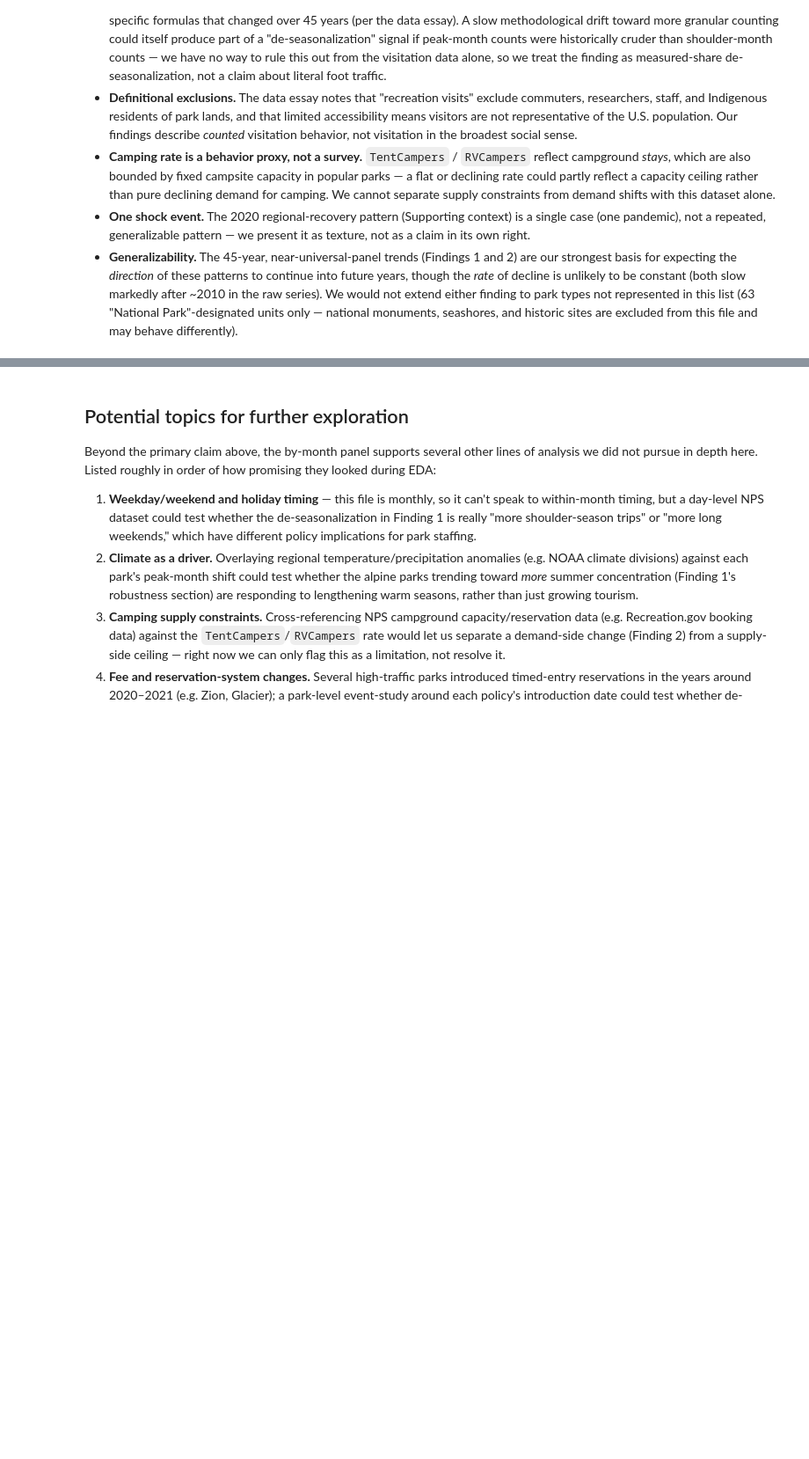
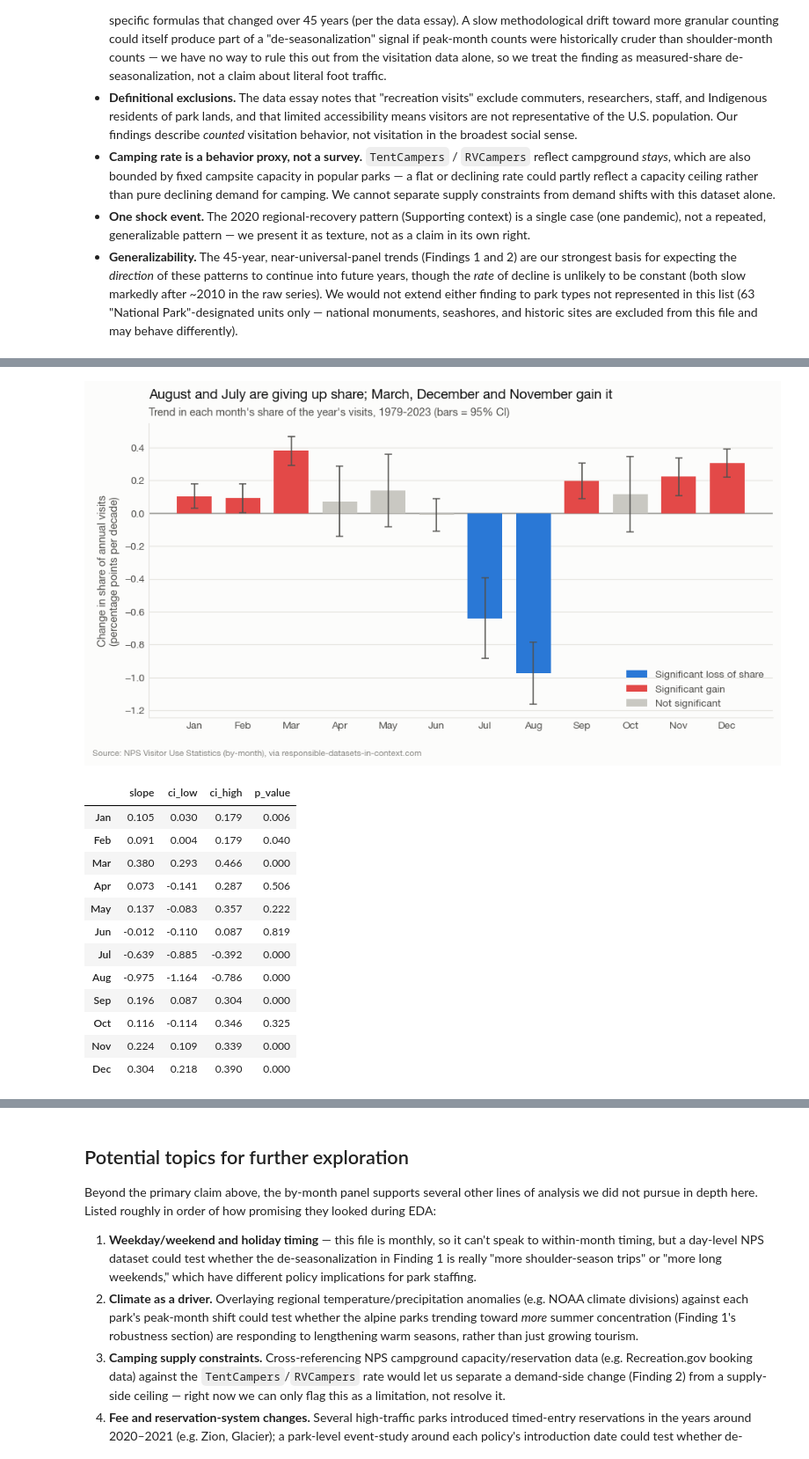
Before and after one commit to sikandaral/SI_699_mini_project, a Jupyter notebook: notebooks/sikandar_eda.ipynb, the cells around one changed output, grey strips where cells are left out. Shown at 88% size. Drawn from its saved outputs; the diff is of its cells as text; code cells hidden in the pictures; blank space fills up the shorter version.

```diff
--- a/notebooks/sikandar_eda.ipynb
+++ b/notebooks/sikandar_eda.ipynb
@@ -710,0 +578,48 @@ visits already), so the same measures might behave quite differently there.
+# %%
+from matplotlib.patches import Patch
+
+month_share = national_matrix.div(national_matrix.sum(axis=1), axis=0)
+month_fits = pd.DataFrame({m: npdata.trend(month_share[m]) for m in range(1, 13)}).T
+for col in ["slope", "ci_low", "ci_high"]:
+    month_fits[col] *= 100          # fractions -> percentage points
+month_fits["significant"] = month_fits.p_value < 0.05
+
+MONTHS = ["Jan", "Feb", "Mar", "Apr", "May", "Jun", "Jul", "Aug", "Sep", "Oct", "Nov", "Dec"]
+fig, ax = npviz.new_figure(8.6, 4.5)
+bar_colors = [npviz.RED if (s and v > 0) else (npviz.BLUE if s else npviz.EMPHASIS_GRAY)
+              for s, v in zip(month_fits.significant, month_fits.slope)]
+ax.bar(range(12), month_fits.slope, color=bar_colors, width=0.72, zorder=3)
+ax.errorbar(range(12), month_fits.slope,
+            yerr=[month_fits.slope - month_fits.ci_low, month_fits.ci_high - month_fits.slope],
+            fmt="none", ecolor=npviz.TEXT_SECONDARY, elinewidth=1.1, capsize=3, zorder=4)
+ax.axhline(0, color=npviz.TEXT_MUTED, lw=1, zorder=2)
+ax.set_xticks(range(12))
+ax.set_xticklabels(MONTHS)
+ax.set_ylabel("Change in share of annual visits\n(percentage points per decade)")
+ax.legend(handles=[Patch(facecolor=npviz.BLUE, label="Significant loss of share"),
+                   Patch(facecolor=npviz.RED, label="Significant gain"),
+                   Patch(facecolor=npviz.EMPHASIS_GRAY, label="Not significant")],
+          loc="lower right")
+npviz.title(ax, "August and July are giving up share; March, December and November gain it",
+            "Trend in each month's share of the year's visits, 1979-2023 (bars = 95% CI)")
+npviz.source_note(fig)
+npviz.save(fig, "10_month_share_trends")
+plt.tight_layout()
+plt.show()
+
+month_fits[["slope", "ci_low", "ci_high", "p_value"]].set_axis(MONTHS).round(3)
+# %% [output]
+[figure, added]
+|  | slope | ci_low | ci_high | p_value |
+| Jan | 0.105 | 0.030 | 0.179 | 0.006 |
+| Feb | 0.091 | 0.004 | 0.179 | 0.040 |
+| Mar | 0.380 | 0.293 | 0.466 | 0.000 |
+| Apr | 0.073 | -0.141 | 0.287 | 0.506 |
+| May | 0.137 | -0.083 | 0.357 | 0.222 |
+| Jun | -0.012 | -0.110 | 0.087 | 0.819 |
+| Jul | -0.639 | -0.885 | -0.392 | 0.000 |
+| Aug | -0.975 | -1.164 | -0.786 | 0.000 |
+| Sep | 0.196 | 0.087 | 0.304 | 0.000 |
+| Oct | 0.116 | -0.114 | 0.346 | 0.325 |
+| Nov | 0.224 | 0.109 | 0.339 | 0.000 |
+| Dec | 0.304 | 0.218 | 0.390 | 0.000 |
```
Also changed, not shown: parts of 31 cells of this notebook.
